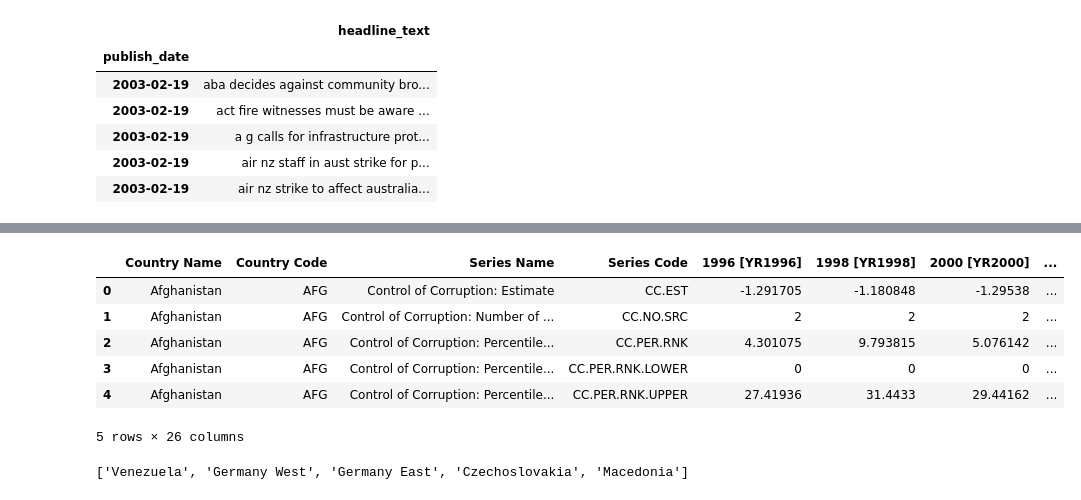
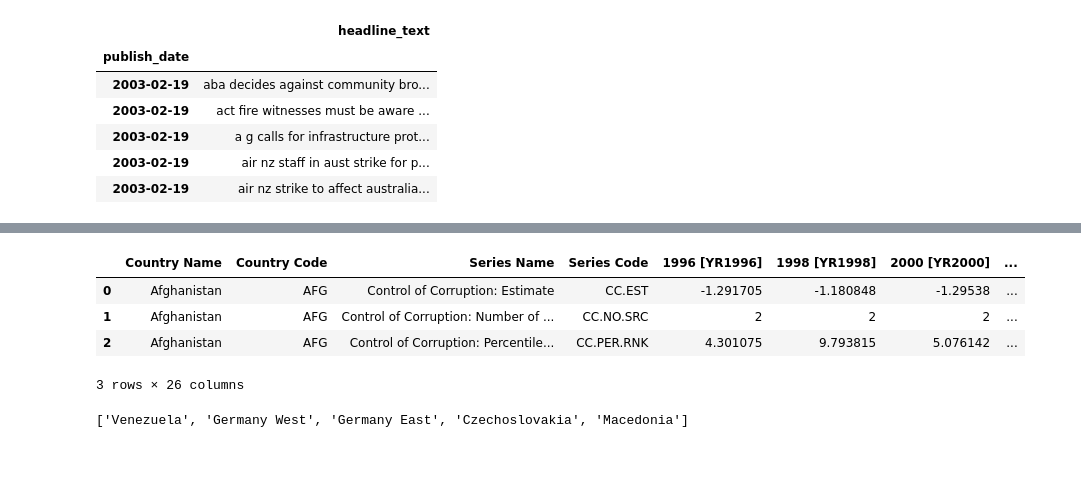
Before and after one commit to tjohn07/mass_mobilization_and_world_changing, a Jupyter notebook: 1_eda_cleaning.ipynb, the cells around one changed output, grey strips where cells are left out. Cells and saved outputs as stored; diff of their text form; code cells hidden in the pictures; blank space fills up the shorter version.

```diff
--- a/1_eda_cleaning.ipynb
+++ b/1_eda_cleaning.ipynb
@@ -79,13 +71,11 @@ mm.head()
 # %%
-wgi.head()
+wgi.head(3)
 # %% [output]
 |  | Country Name | Country Code | Series Name | Series Code | 1996 [YR1996] | 1998 [YR1998] | 2000 [YR2000] | ... |
 | 0 | Afghanistan | AFG | Control of Corruption: Estimate | CC.EST | -1.291705 | -1.180848 | -1.29538 | ... |
 | 1 | Afghanistan | AFG | Control of Corruption: Number of ... | CC.NO.SRC | 2 | 2 | 2 | ... |
 | 2 | Afghanistan | AFG | Control of Corruption: Percentile... | CC.PER.RNK | 4.301075 | 9.793815 | 5.076142 | ... |
-| 3 | Afghanistan | AFG | Control of Corruption: Percentile... | CC.PER.RNK.LOWER | 0 | 0 | 0 | ... |
-| 4 | Afghanistan | AFG | Control of Corruption: Percentile... | CC.PER.RNK.UPPER | 27.41936 | 31.4433 | 29.44162 | ... |
-5 rows × 26 columns
+3 rows × 26 columns
 # %%
 # comparing country names in wgi and mm.
 
```
Also changed, not shown: parts of 102 cells of this notebook, 1 other file.
